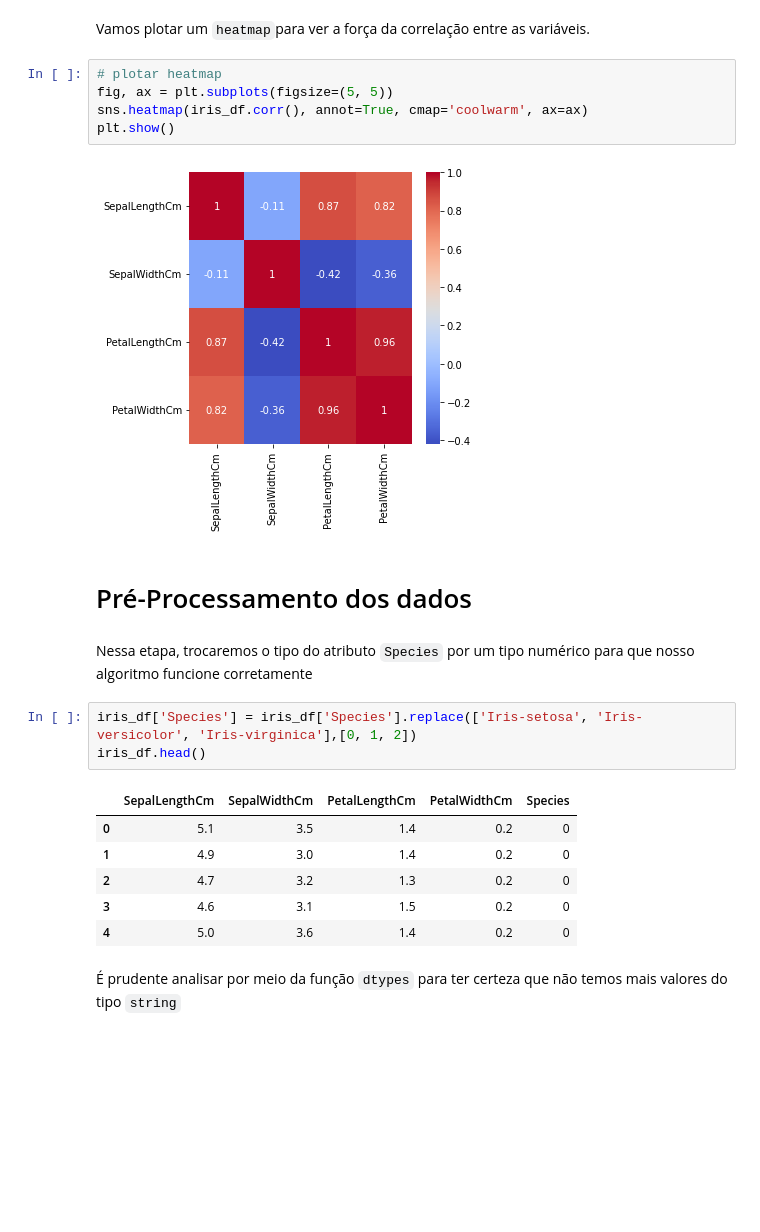
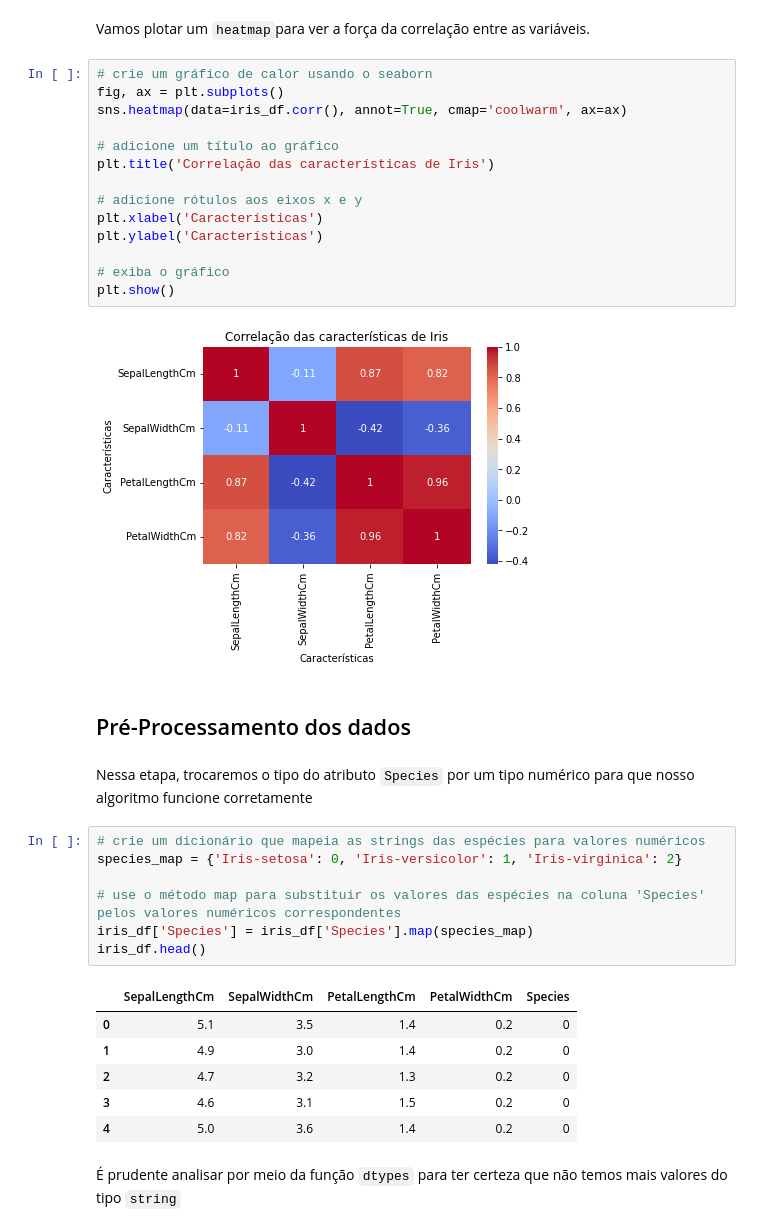
Before and after one commit to vilelas/DataMine, a Jupyter notebook: Conjunto de dados flor Iris/Conjunto de dados flor Iris.ipynb, the cells around one changed output. Saved outputs shown, nothing was run; the diff lists cells and outputs as text; blank space fills up the shorter version.

```diff
--- a/Conjunto de dados flor Iris/Conjunto de dados flor Iris.ipynb
+++ b/Conjunto de dados flor Iris/Conjunto de dados flor Iris.ipynb
@@ -133,26 +145,39 @@ plt.show()
 # %% [markdown]
 Vamos plotar um `heatmap`para ver a força da correlação entre as variáveis.
-# %%
-# plotar heatmap
-fig, ax = plt.subplots(figsize=(5, 5))
-sns.heatmap(iris_df.corr(), annot=True, cmap='coolwarm', ax=ax)
-plt.show()
-# %% [output]
-[figure, removed]
+# %%
+# crie um gráfico de calor usando o seaborn
+fig, ax = plt.subplots()
+sns.heatmap(data=iris_df.corr(), annot=True, cmap='coolwarm', ax=ax)
+
+# adicione um título ao gráfico
+plt.title('Correlação das características de Iris')
+
+# adicione rótulos aos eixos x e y
+plt.xlabel('Características')
+plt.ylabel('Características')
+
+# exiba o gráfico
+plt.show()
+# %% [output]
+[figure, added]
 # %% [markdown]
-# Pré-Processamento dos dados
+## Pré-Processamento dos dados
 # %% [markdown]
 Nessa etapa, trocaremos o tipo do atributo `Species` por um tipo numérico para que nosso algoritmo funcione corretamente
-# %%
-iris_df['Species'] = iris_df['Species'].replace(['Iris-setosa', 'Iris-versicolor', 'Iris-virginica'],[0, 1, 2])
-iris_df.head()
-# %% [output]
-|  | SepalLengthCm | SepalWidthCm | PetalLengthCm | PetalWidthCm | Species |
-| 0 | 5.1 | 3.5 | 1.4 | 0.2 | 0 |
-| 1 | 4.9 | 3.0 | 1.4 | 0.2 | 0 |
-| 2 | 4.7 | 3.2 | 1.3 | 0.2 | 0 |
-| 3 | 4.6 | 3.1 | 1.5 | 0.2 | 0 |
-| 4 | 5.0 | 3.6 | 1.4 | 0.2 | 0 |
+# %%
+# crie um dicionário que mapeia as strings das espécies para valores numéricos
+species_map = {'Iris-setosa': 0, 'Iris-versicolor': 1, 'Iris-virginica': 2}
+
+# use o método map para substituir os valores das espécies na coluna 'Species' pelos valores numéricos correspondentes
+iris_df['Species'] = iris_df['Species'].map(species_map)
+iris_df.head()
+# %% [output]
+|  | SepalLengthCm | SepalWidthCm | PetalLengthCm | PetalWidthCm | Species |
+| 0 | 5.1 | 3.5 | 1.4 | 0.2 | 0 |
+| 1 | 4.9 | 3.0 | 1.4 | 0.2 | 0 |
+| 2 | 4.7 | 3.2 | 1.3 | 0.2 | 0 |
+| 3 | 4.6 | 3.1 | 1.5 | 0.2 | 0 |
+| 4 | 5.0 | 3.6 | 1.4 | 0.2 | 0 |
 # %% [markdown]
 É prudente analisar por meio da função `dtypes` para ter certeza que não temos mais valores do tipo `string`
 # %%
```
Also changed, not shown: parts of 15 cells of this notebook.
